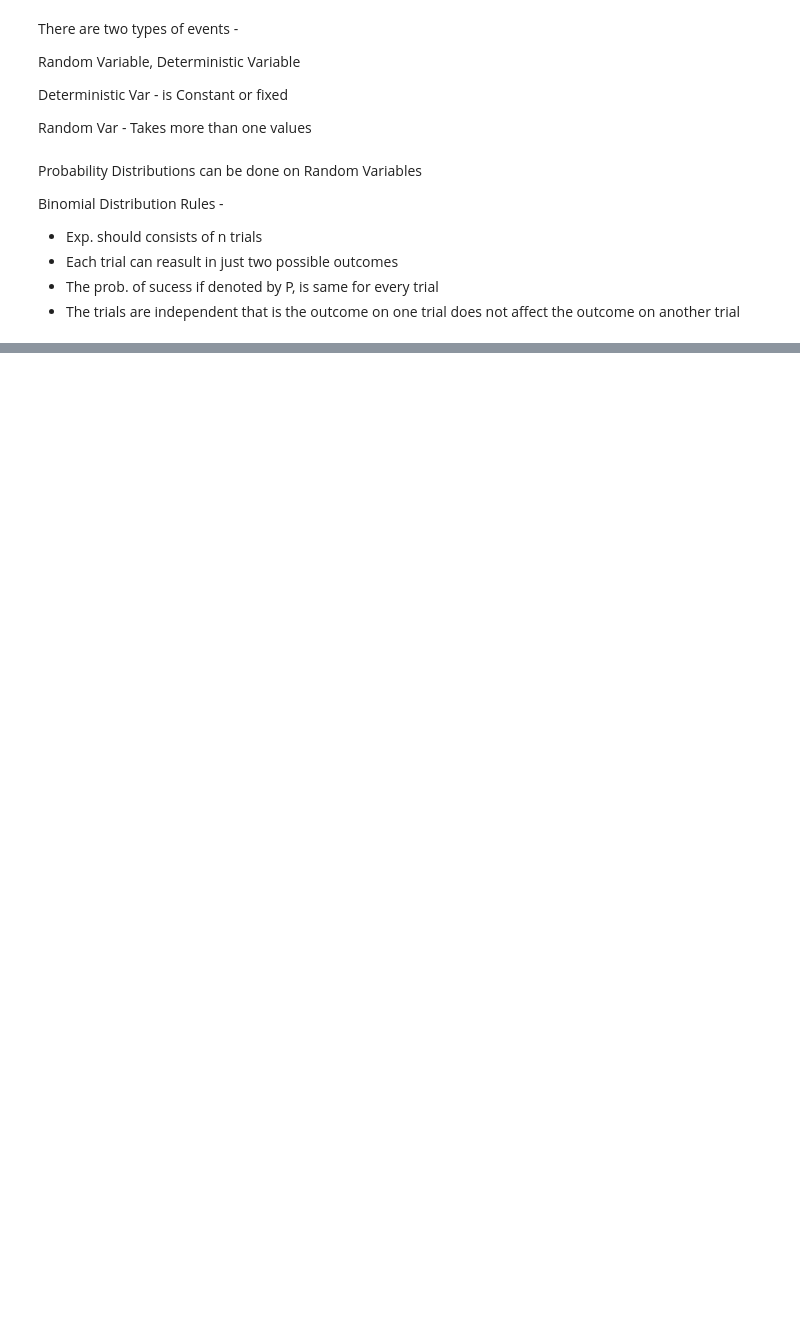
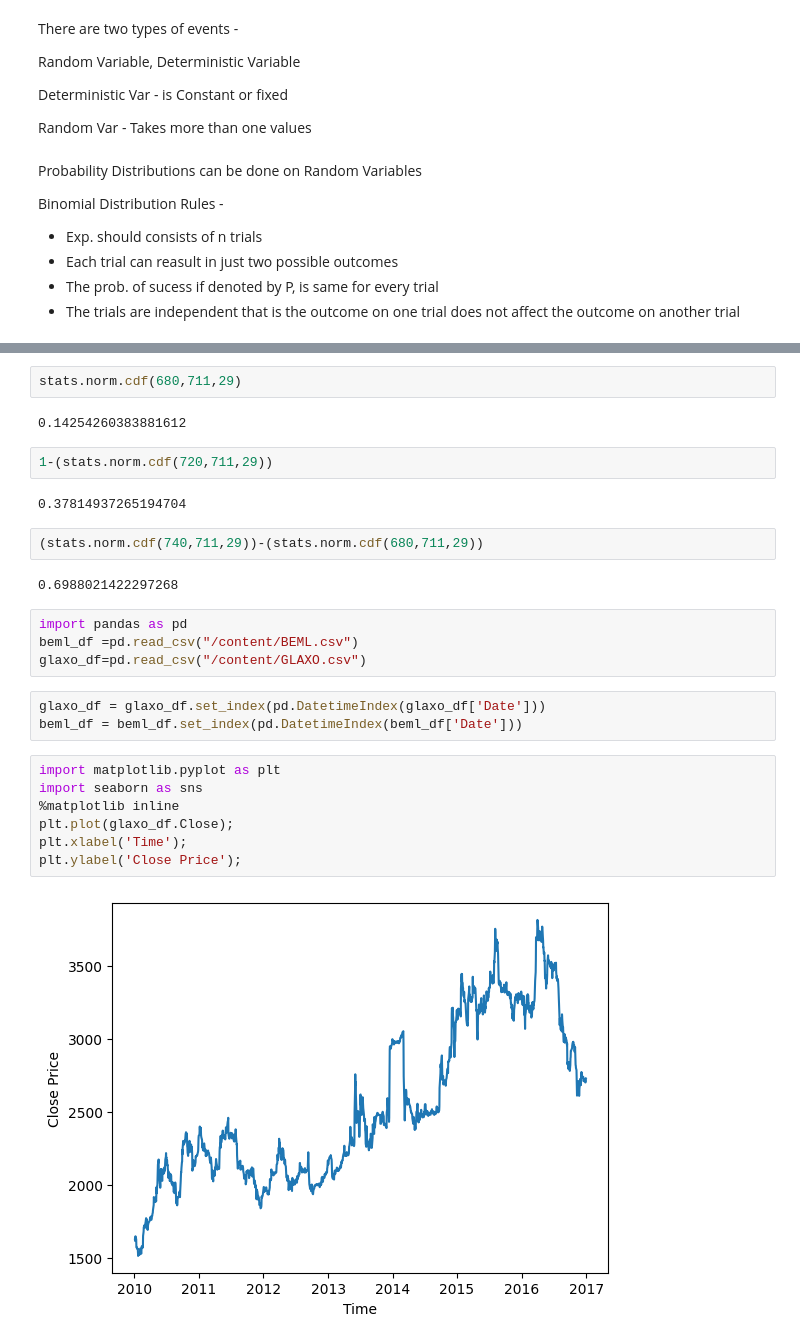
Before and after one commit to SAIFIANS/DS_Code, a Jupyter notebook: DS_Random_Var_&Prob_.ipynb, the cells around one changed output, grey strips where cells are left out. Saved outputs shown, nothing was run; the diff lists cells and outputs as text; blank space fills up the shorter version.

```diff
--- a/DS_Random_Var_&Prob_.ipynb
+++ b/DS_Random_Var_&Prob_.ipynb
@@ -22,0 +59,28 @@ Binomial Distribution Rules -
+# %%
+stats.norm.cdf(680,711,29)
+# %% [output]
+0.14254260383881612
+# %%
+1-(stats.norm.cdf(720,711,29))
+# %% [output]
+0.37814937265194704
+# %%
+(stats.norm.cdf(740,711,29))-(stats.norm.cdf(680,711,29))
+# %% [output]
+0.6988021422297268
+# %%
+import pandas as pd
+beml_df =pd.read_csv("/content/BEML.csv")
+glaxo_df=pd.read_csv("/content/GLAXO.csv")
+# %%
+glaxo_df = glaxo_df.set_index(pd.DatetimeIndex(glaxo_df['Date']))
+beml_df = beml_df.set_index(pd.DatetimeIndex(beml_df['Date']))
+# %%
+import matplotlib.pyplot as plt
+import seaborn as sns
+%matplotlib inline
+plt.plot(glaxo_df.Close);
+plt.xlabel('Time');
+plt.ylabel('Close Price');
+# %% [output]
+[figure, added]
```
Also changed, not shown: parts of 16 cells of this notebook.
